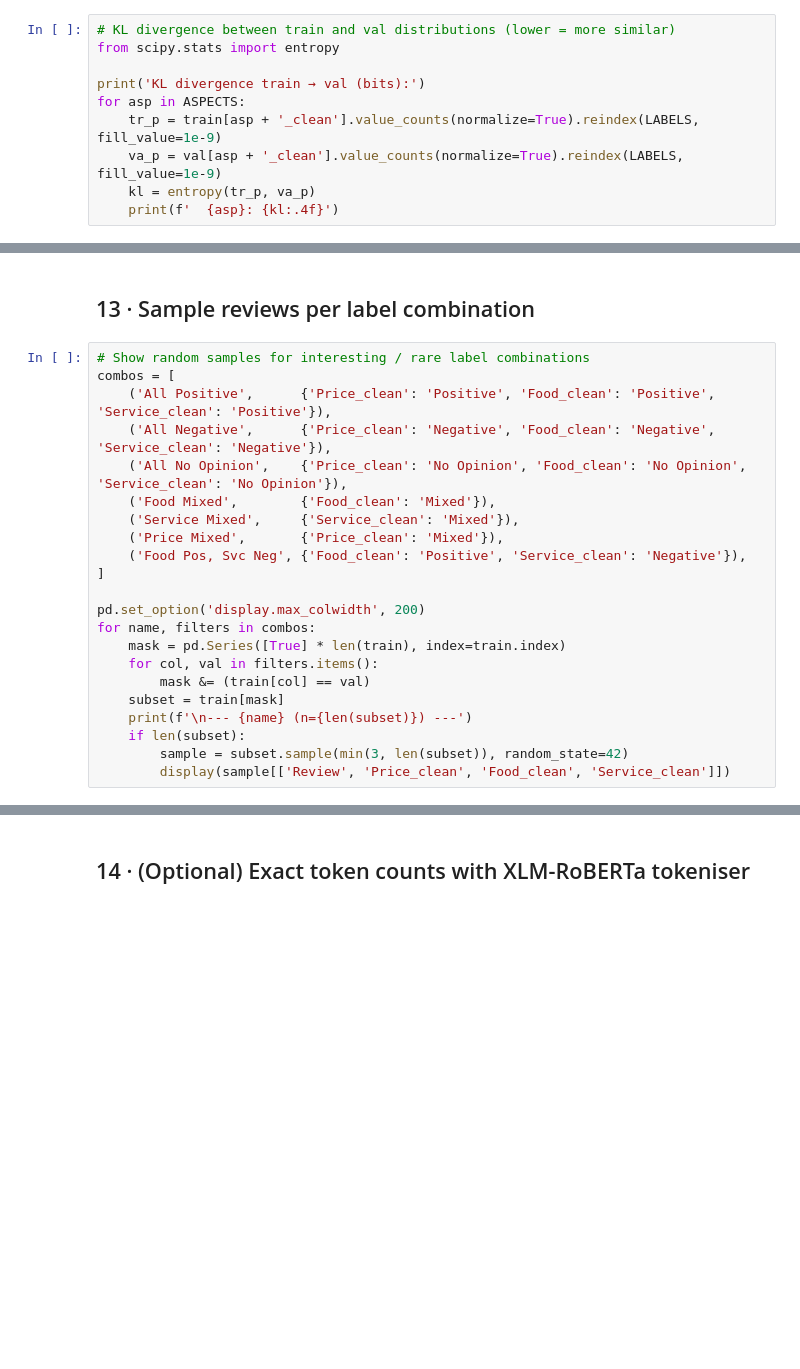
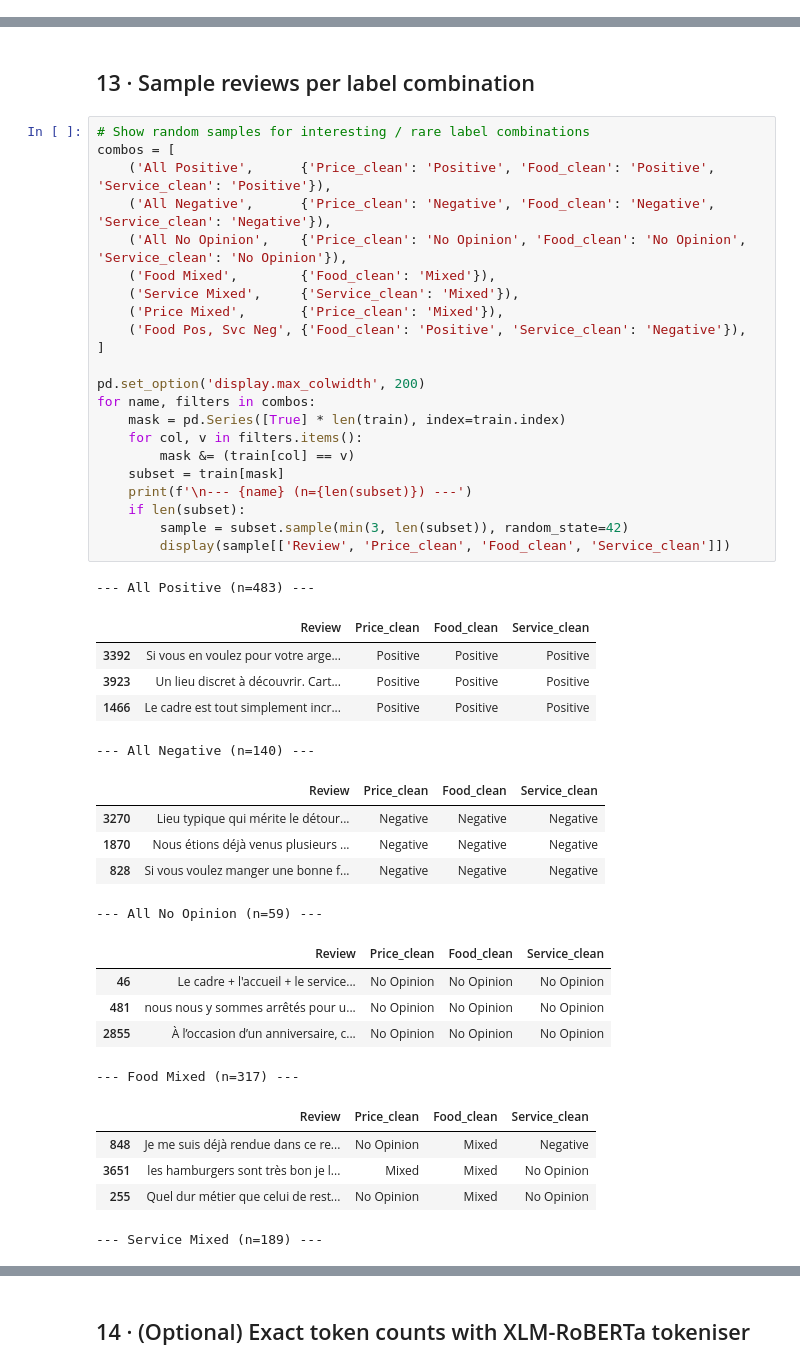
Before and after one commit to Hugo-dgn/NLP, a Jupyter notebook: src/eda.ipynb, the cells around one changed output, grey strips where cells are left out. Cells and saved outputs as stored; diff of their text form; blank space fills up the shorter version.

```diff
--- a/src/eda.ipynb
+++ b/src/eda.ipynb
@@ -321,13 +341,3 @@ plt.show()
-# %%
-# KL divergence between train and val distributions (lower = more similar)
-from scipy.stats import entropy
-
-print('KL divergence train → val (bits):')
-for asp in ASPECTS:
-    tr_p = train[asp + '_clean'].value_counts(normalize=True).reindex(LABELS, fill_value=1e-9)
-    va_p = val[asp + '_clean'].value_counts(normalize=True).reindex(LABELS,   fill_value=1e-9)
-    kl = entropy(tr_p, va_p)
-    print(f'  {asp}: {kl:.4f}')
 # %% [markdown]
 ## 7 · Review length analysis
 # %%
@@ -561,22 +633,44 @@ if restaurant_col:
 # %%
 # Show random samples for interesting / rare label combinations
 combos = [
     ('All Positive',      {'Price_clean': 'Positive', 'Food_clean': 'Positive', 'Service_clean': 'Positive'}),
     ('All Negative',      {'Price_clean': 'Negative', 'Food_clean': 'Negative', 'Service_clean': 'Negative'}),
     ('All No Opinion',    {'Price_clean': 'No Opinion', 'Food_clean': 'No Opinion', 'Service_clean': 'No Opinion'}),
     ('Food Mixed',        {'Food_clean': 'Mixed'}),
     ('Service Mixed',     {'Service_clean': 'Mixed'}),
     ('Price Mixed',       {'Price_clean': 'Mixed'}),
     ('Food Pos, Svc Neg', {'Food_clean': 'Positive', 'Service_clean': 'Negative'}),
 ]
 
 pd.set_option('display.max_colwidth', 200)
 for name, filters in combos:
     mask = pd.Series([True] * len(train), index=train.index)
-    for col, val in filters.items():
-        mask &= (train[col] == val)
+    for col, v in filters.items():
+        mask &= (train[col] == v)
     subset = train[mask]
     print(f'\n--- {name} (n={len(subset)}) ---')
     if len(subset):
         sample = subset.sample(min(3, len(subset)), random_state=42)
         display(sample[['Review', 'Price_clean', 'Food_clean', 'Service_clean']])
+# %% [output]
+--- All Positive (n=483) ---
+|  | Review | Price_clean | Food_clean | Service_clean |
+| 3392 | Si vous en voulez pour votre arge... | Positive | Positive | Positive |
+| 3923 | Un lieu discret à découvrir. Cart... | Positive | Positive | Positive |
+| 1466 | Le cadre est tout simplement incr... | Positive | Positive | Positive |
+--- All Negative (n=140) ---
+|  | Review | Price_clean | Food_clean | Service_clean |
+| 3270 | Lieu typique qui mérite le détour... | Negative | Negative | Negative |
+| 1870 | Nous étions déjà venus plusieurs ... | Negative | Negative | Negative |
+| 828 | Si vous voulez manger une bonne f... | Negative | Negative | Negative |
+--- All No Opinion (n=59) ---
+|  | Review | Price_clean | Food_clean | Service_clean |
+| 46 | Le cadre + l'accueil + le service... | No Opinion | No Opinion | No Opinion |
+| 481 | nous nous y sommes arrêtés pour u... | No Opinion | No Opinion | No Opinion |
+| 2855 | À l’occasion d’un anniversaire, c... | No Opinion | No Opinion | No Opinion |
+--- Food Mixed (n=317) ---
+|  | Review | Price_clean | Food_clean | Service_clean |
+| 848 | Je me suis déjà rendue dans ce re... | No Opinion | Mixed | Negative |
+| 3651 | les hamburgers sont très bon je l... | Mixed | Mixed | No Opinion |
+| 255 | Quel dur métier que celui de rest... | No Opinion | Mixed | No Opinion |
+--- Service Mixed (n=189) ---
```
Also changed, not shown: parts of 25 cells of this notebook, 5 other files.
